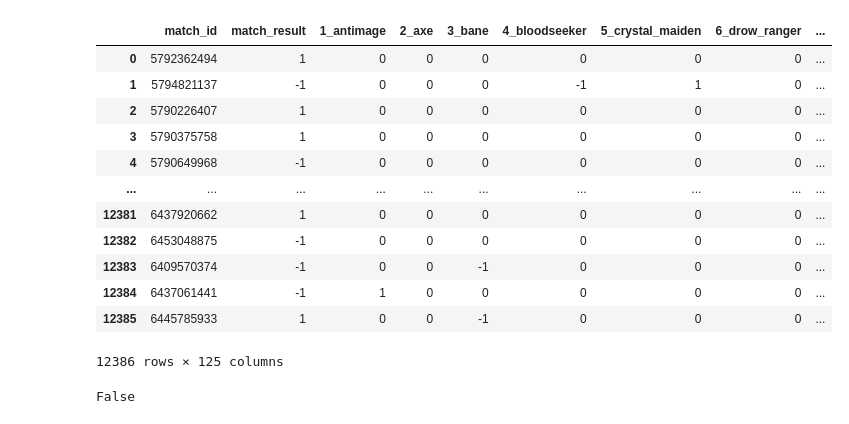
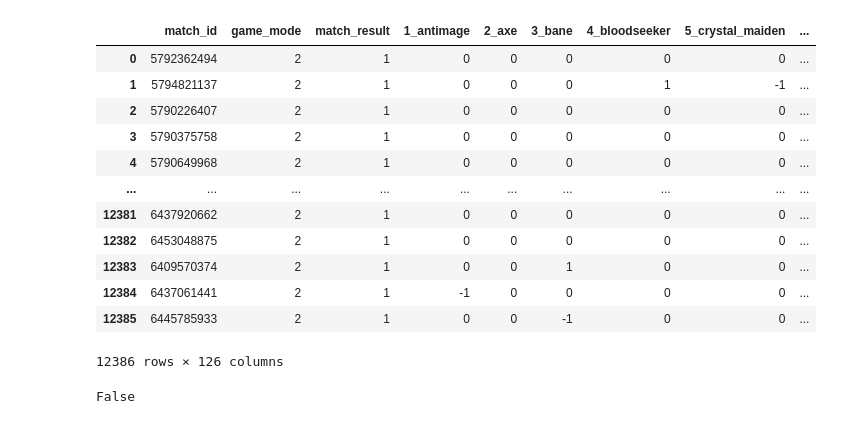
Before and after one commit to bvanhoewijk/ML2022, a Jupyter notebook: src/data_exploration/data_analysis.ipynb, the cells around one changed output. Cells and saved outputs as stored; diff of their text form; code cells hidden in the pictures.

```diff
--- a/src/data_exploration/data_analysis.ipynb
+++ b/src/data_exploration/data_analysis.ipynb
@@ -6,22 +6,22 @@ import scipy.stats
 from scipy import stats
 # %%
 """Load dataset in a DataFrame"""
-df = pd.read_csv(r'/Users/aaronlin/Desktop/MLproject/ML2022/data/jan_2021_to_feb_2022_linear_output.csv')
+df = pd.read_csv(r'../../data/API/jan_2021_to_feb_2022.csv')
 df
 # %% [output]
-|  | match_id | match_result | 1_antimage | 2_axe | 3_bane | 4_bloodseeker | 5_crystal_maiden | 6_drow_ranger | ... |
-| 0 | 5792362494 | 1 | 0 | 0 | 0 | 0 | 0 | 0 | ... |
-| 1 | 5794821137 | -1 | 0 | 0 | 0 | -1 | 1 | 0 | ... |
-| 2 | 5790226407 | 1 | 0 | 0 | 0 | 0 | 0 | 0 | ... |
-| 3 | 5790375758 | 1 | 0 | 0 | 0 | 0 | 0 | 0 | ... |
-| 4 | 5790649968 | -1 | 0 | 0 | 0 | 0 | 0 | 0 | ... |
+|  | match_id | game_mode | match_result | 1_antimage | 2_axe | 3_bane | 4_bloodseeker | 5_crystal_maiden | ... |
+| 0 | 5792362494 | 2 | 1 | 0 | 0 | 0 | 0 | 0 | ... |
+| 1 | 5794821137 | 2 | 1 | 0 | 0 | 0 | 1 | -1 | ... |
+| 2 | 5790226407 | 2 | 1 | 0 | 0 | 0 | 0 | 0 | ... |
+| 3 | 5790375758 | 2 | 1 | 0 | 0 | 0 | 0 | 0 | ... |
+| 4 | 5790649968 | 2 | 1 | 0 | 0 | 0 | 0 | 0 | ... |
 | ... | ... | ... | ... | ... | ... | ... | ... | ... | ... |
-| 12381 | 6437920662 | 1 | 0 | 0 | 0 | 0 | 0 | 0 | ... |
-| 12382 | 6453048875 | -1 | 0 | 0 | 0 | 0 | 0 | 0 | ... |
-| 12383 | 6409570374 | -1 | 0 | 0 | -1 | 0 | 0 | 0 | ... |
-| 12384 | 6437061441 | -1 | 1 | 0 | 0 | 0 | 0 | 0 | ... |
-| 12385 | 6445785933 | 1 | 0 | 0 | -1 | 0 | 0 | 0 | ... |
+| 12381 | 6437920662 | 2 | 1 | 0 | 0 | 0 | 0 | 0 | ... |
+| 12382 | 6453048875 | 2 | 1 | 0 | 0 | 0 | 0 | 0 | ... |
+| 12383 | 6409570374 | 2 | 1 | 0 | 0 | 1 | 0 | 0 | ... |
+| 12384 | 6437061441 | 2 | 1 | -1 | 0 | 0 | 0 | 0 | ... |
+| 12385 | 6445785933 | 2 | 1 | 0 | 0 | -1 | 0 | 0 | ... |
-12386 rows × 125 columns
+12386 rows × 126 columns
 # %%
 # check missing data
 df.isnull().values.any()
```
Also changed, not shown: parts of 40 cells of this notebook, 1 other file.
